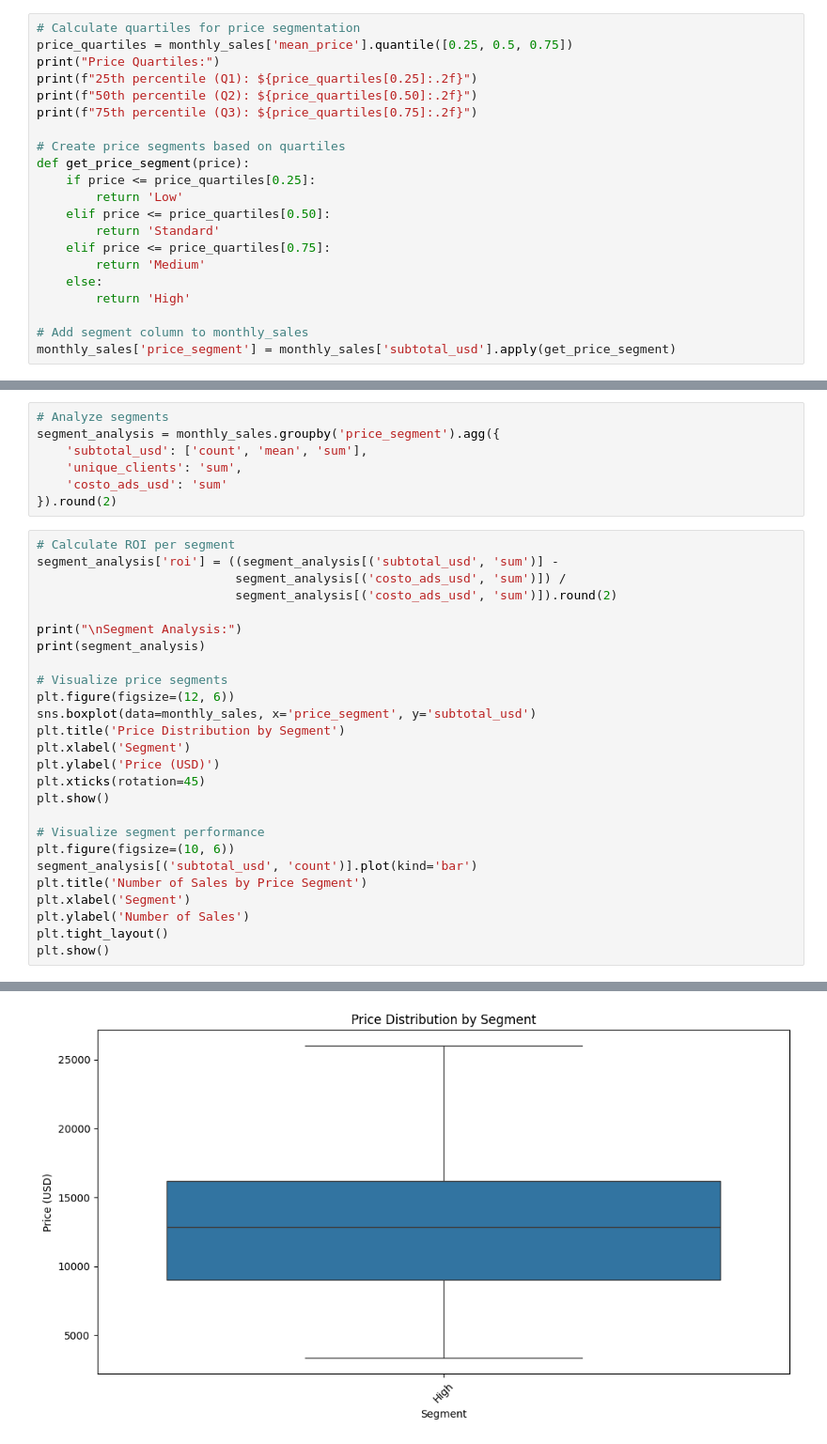
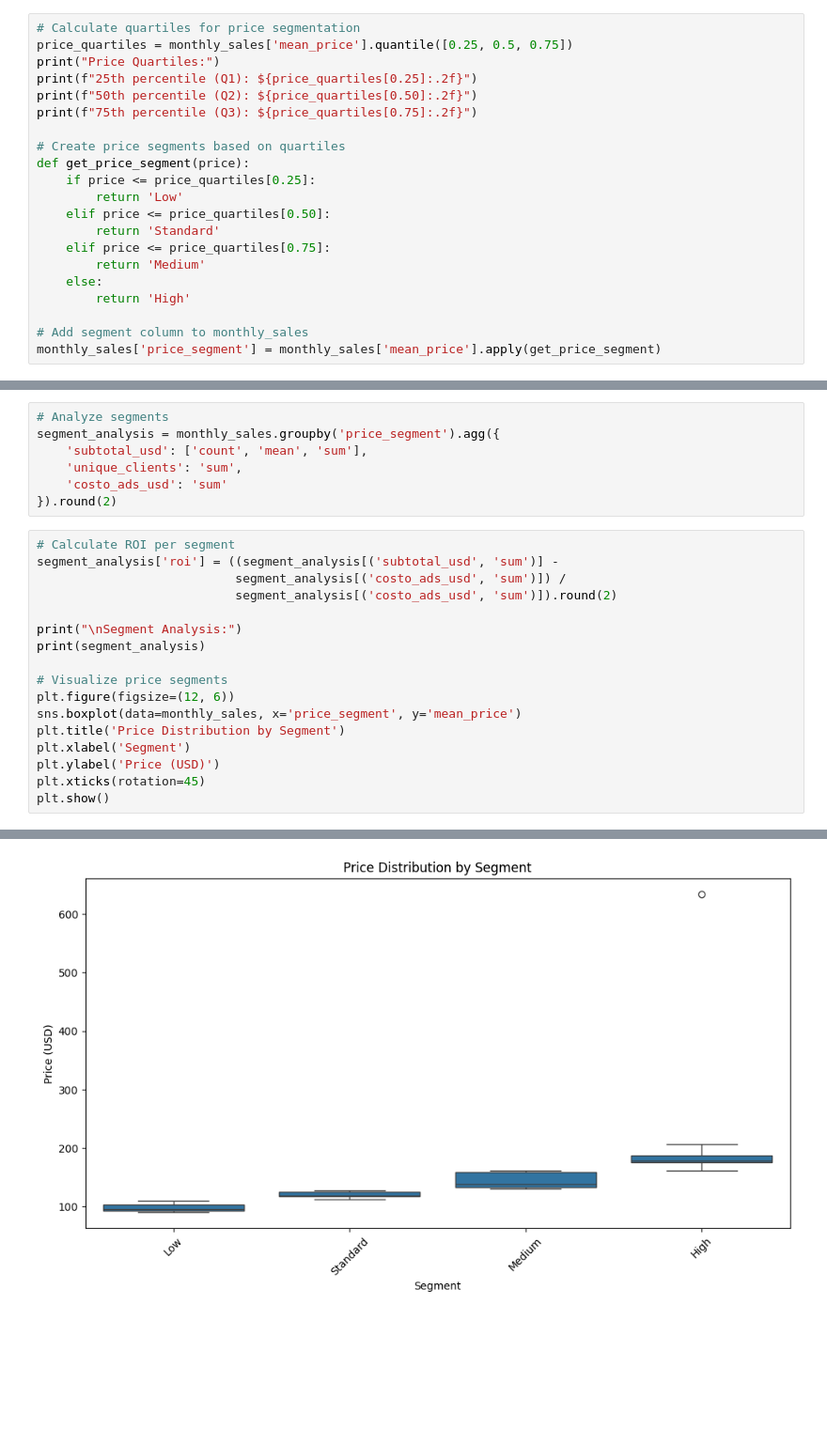
Before and after one commit to nbulygin/homedeco_analysis, a Jupyter notebook: notebooks/01_eda.ipynb, the cells around one changed output, grey strips where cells are left out. Shown at 94% size. Saved outputs shown, nothing was run; the diff lists cells and outputs as text; blank space fills up the shorter version.

Commit message:
Price segment analysis

```diff
--- a/notebooks/01_eda.ipynb
+++ b/notebooks/01_eda.ipynb
@@ -373,7 +385,7 @@ def get_price_segment(price):
         return 'High'
 
 # Add segment column to monthly_sales
-monthly_sales['price_segment'] = monthly_sales['subtotal_usd'].apply(get_price_segment)
+monthly_sales['price_segment'] = monthly_sales['mean_price'].apply(get_price_segment)
 # %% [output]
 Price Quartiles:
 25th percentile (Q1): $110.46
@@ -397,21 +409,12 @@ print(segment_analysis)
 
 # Visualize price segments
 plt.figure(figsize=(12, 6))
-sns.boxplot(data=monthly_sales, x='price_segment', y='subtotal_usd')
+sns.boxplot(data=monthly_sales, x='price_segment', y='mean_price')
 plt.title('Price Distribution by Segment')
 plt.xlabel('Segment')
 plt.ylabel('Price (USD)')
 plt.xticks(rotation=45)
 plt.show()
-
-# Visualize segment performance
-plt.figure(figsize=(10, 6))
-segment_analysis[('subtotal_usd', 'count')].plot(kind='bar')
-plt.title('Number of Sales by Price Segment')
-plt.xlabel('Segment')
-plt.ylabel('Number of Sales')
-plt.tight_layout()
-plt.show()
 # %% [output]
 Segment Analysis:
               subtotal_usd                  unique_clients costo_ads_usd   roi
@@ -421 +427 @@ High                    40 13104.45  524178           1243         25962 19.19
-[figure, old version]
+[figure, new version]
```
Also changed, not shown: parts of 7 cells of this notebook.
